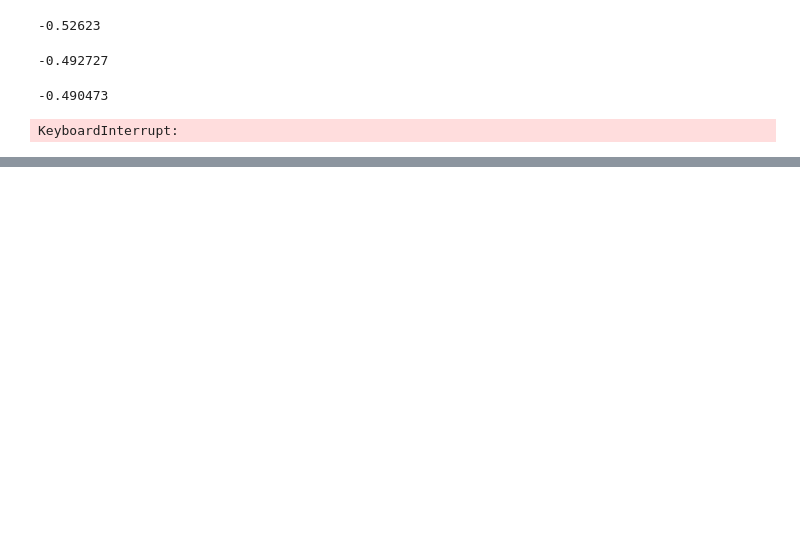
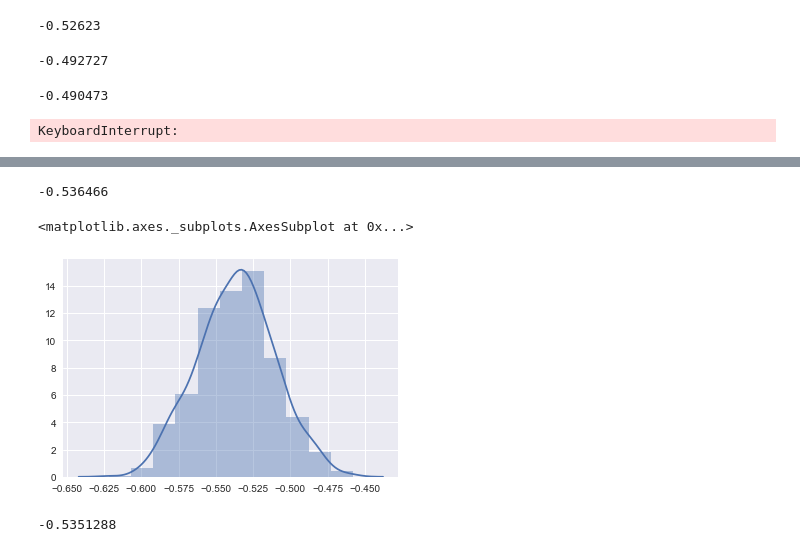
Before and after one commit to andrewadelson92/blackjack, a Jupyter notebook: Monte_carlo.ipynb, the cells around one changed output, grey strips where cells are left out. Drawn from its saved outputs; the diff is of its cells as text; code cells hidden in the pictures; blank space fills up the shorter version.

```diff
--- a/Monte_carlo.ipynb
+++ b/Monte_carlo.ipynb
@@ -86,0 +195,27 @@ monte(1000000,21,6)
+# %%
+sample_means = []
+for i in range(2000):
+    sample_means.append(monte2(400,0,6))
+
+sns.distplot(sample_means,bins =11)
+
+print sum(sample_means)/len(sample_means)
+# %%
+sample_means = []
+for i in range(1000):
+    sample_means.append(monte2(1000,0,6))
+
+print sum(sample_means)/len(sample_means)
+sns.distplot(sample_means,bins =11)
+# %% [output]
+-0.536466
+<matplotlib.axes._subplots.AxesSubplot at 0x...>
+[figure, added]
+# %%
+sample_means = []
+for i in range(500):
+    sample_means.append(monte2(5000,0,6))
+
+print sum(sample_means)/len(sample_means)
+# %% [output]
+-0.5351288
```
Also changed, not shown: parts of 29 cells of this notebook.
